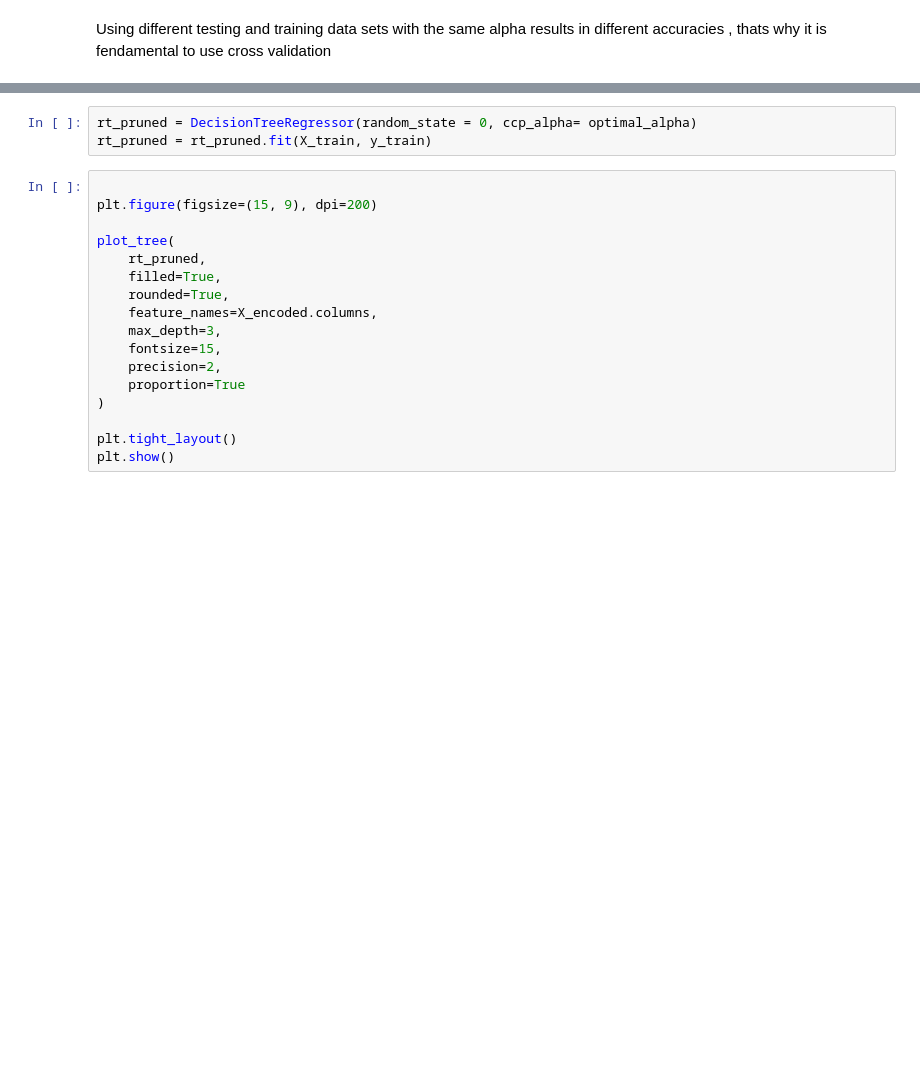
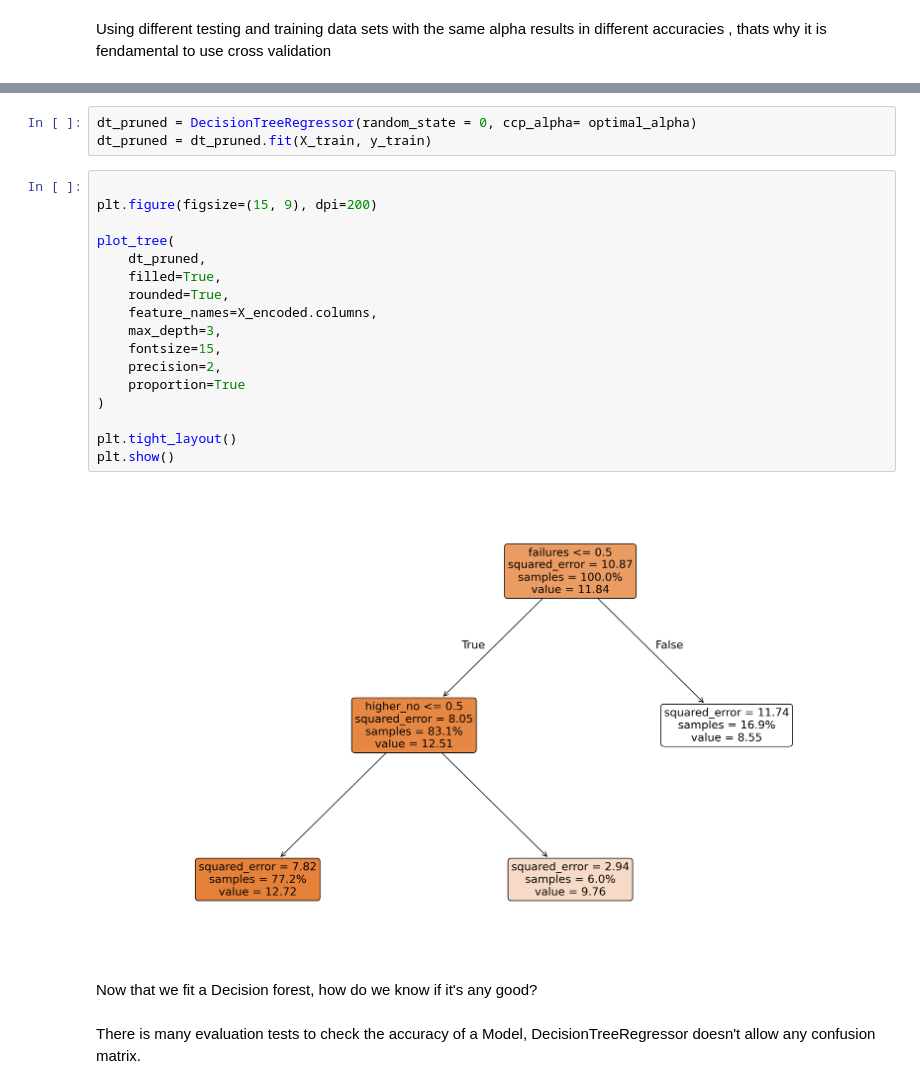
Before and after one commit to fatima-zahra20/Student-Performance, a Jupyter notebook: ModelSelection.ipynb, the cells around one changed output, grey strips where cells are left out. Cells and saved outputs as stored; diff of their text form; blank space fills up the shorter version.

```diff
--- a/ModelSelection.ipynb
+++ b/ModelSelection.ipynb
@@ -99,20 +173,26 @@ optimal_alpha
 # %%
-rt_pruned = DecisionTreeRegressor(random_state = 0, ccp_alpha= optimal_alpha)
-rt_pruned = rt_pruned.fit(X_train, y_train)
+dt_pruned = DecisionTreeRegressor(random_state = 0, ccp_alpha= optimal_alpha)
+dt_pruned = dt_pruned.fit(X_train, y_train)
 # %%
 
 plt.figure(figsize=(15, 9), dpi=200)
 
 plot_tree(
-    rt_pruned,
+    dt_pruned,
     filled=True,
     rounded=True,
     feature_names=X_encoded.columns,
     max_depth=3,
     fontsize=15,
     precision=2,
     proportion=True
 )
 
 plt.tight_layout()
 plt.show()
+# %% [output]
+[figure, added]
+# %% [markdown]
+Now that we fit a Decision forest, how do we know if it's any good?
+# %% [markdown]
+There is many evaluation tests to check the accuracy of a Model, DecisionTreeRegressor doesn't allow any confusion matrix.
```
Also changed, not shown: parts of 21 cells of this notebook.
